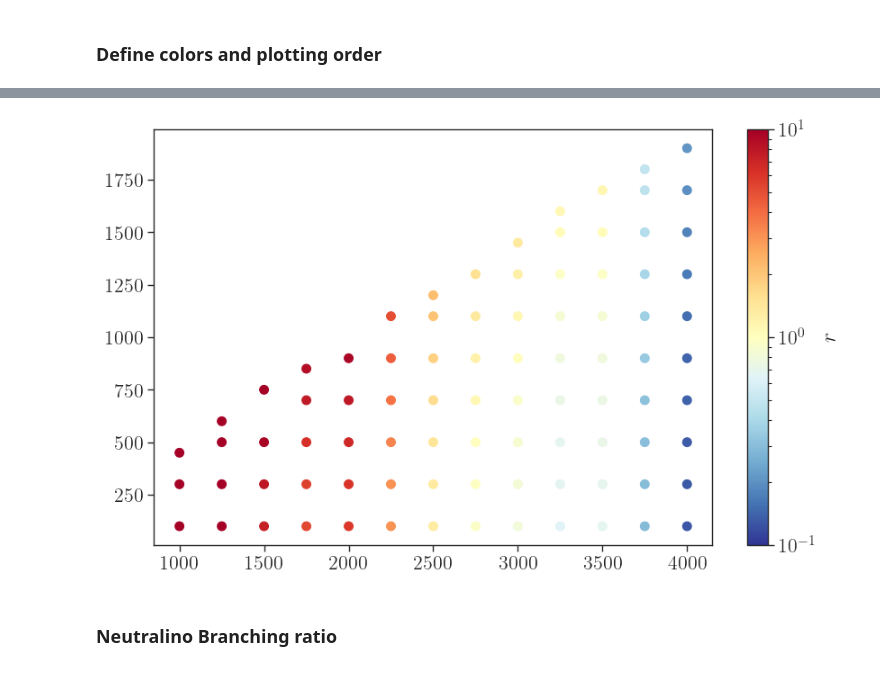
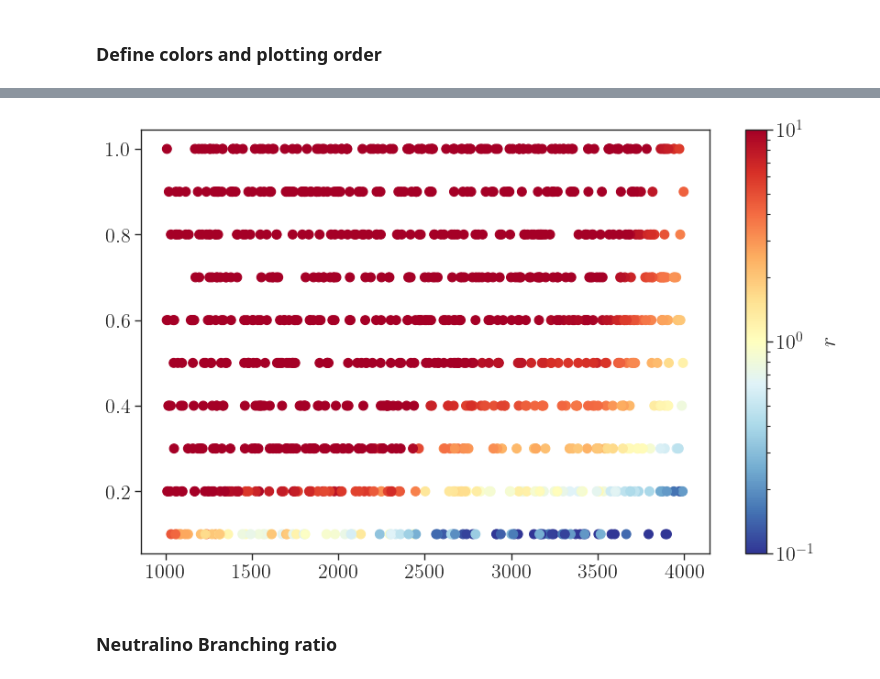
Before and after one commit to SModelS/smodelsv3-paper, a Jupyter notebook: notebooks/SmodelS/plots-2MDM-Copy1.ipynb, the cells around one changed output, grey strips where cells are left out. Cells and saved outputs as stored; diff of their text form; code cells hidden in the pictures.

Commit message:
updated plots

```diff
--- a/notebooks/SmodelS/plots-2MDM-Copy1.ipynb
+++ b/notebooks/SmodelS/plots-2MDM-Copy1.ipynb
@@ -53,12 +53,10 @@ cm = plt.cm.get_cmap('RdYlBu')
 #     return newlabel
 # %%
 #Merge with SModelS DataFrame
-dataDF = pd.read_pickle('../../data/2mdm_results/results.pcl')
+dataDF = pd.read_pickle('../../data/2mdm_results_extra/results.pcl')
 print(dataDF.columns.values.tolist()) #Print all columns names
 # %% [output]
 ['filename', 'mass.9000006', 'mass.9900032', 'mass.9900026', 'width.9000006', 'width.9900026', 'width.9900032', 'extpar.1', 'extpar.2', 'extpar.3', 'extpar.4', 'extpar.5', 'extpar.6', 'extpar.7', 'xse ...
-# %%
-dataDF = dataDF[dataDF['extpar.2']==0.2]
 # %% [markdown]
 #### Set r = 0 for points with no results
 # %%
@@ -119,30 +143,26 @@ CMS-PAS-EXO-20-008 (TRV1bb): 7
 # %%
 cm = plt.cm.get_cmap('RdYlBu_r')
 plt.figure(figsize=(10,6))
+# Select points
+gqv = 0.2
 x = dataDF['mass.9900032']
-y = dataDF['mass.9000006']
+y = dataDF['extpar.2']
 c = dataDF['ExptRes.result0.r']
-# x = x[c.argsort()]
-# y = y[c.argsort()]
-# c = c[c.argsort()]
+x = x[c.argsort()]
+y = y[c.argsort()]
+c = c[c.argsort()]
 
 plt.scatter(x,y,c=c,s=50,cmap=cm, norm=LogNorm(vmin=1e-1,vmax=1e1))
 # # plt.plot([x.min(),x.max()],[x.min(),x.max()],'--')
 plt.colorbar(label=r'$r$')
-# plt.xlabel(r'$M_2/\mu$ (GeV)')
-# plt.ylabel(r'$M_2/M_1$ (GeV)')
-# # plt.ylim(-1,10)
-# plt.xscale('log')
-# plt.yscale('log')
-# plt.text(0.7,10.0,r"{\bf Bino LSP}",fontsize=16,color='white')
-# plt.text(0.05,0.1,r"{\bf Wino LSP}",fontsize=16,color='white')
-# plt.text(2.,0.6,r"{\bf Higgsino LSP}",fontsize=16)
+plt.xlabel(r'$m_{Z^{\prime}}$ (GeV)')
+plt.ylabel(r'$M_2/M_1$ (GeV)')
 
 # plt.tight_layout()
 # plt.savefig('charginoLifetime.png')
 plt.show()
 # %% [output]
-[figure, old version]
+[figure, new version]
 # %% [markdown]
 ### Neutralino Branching ratio
 # %%
```
Also changed, not shown: parts of 3 cells of this notebook.
